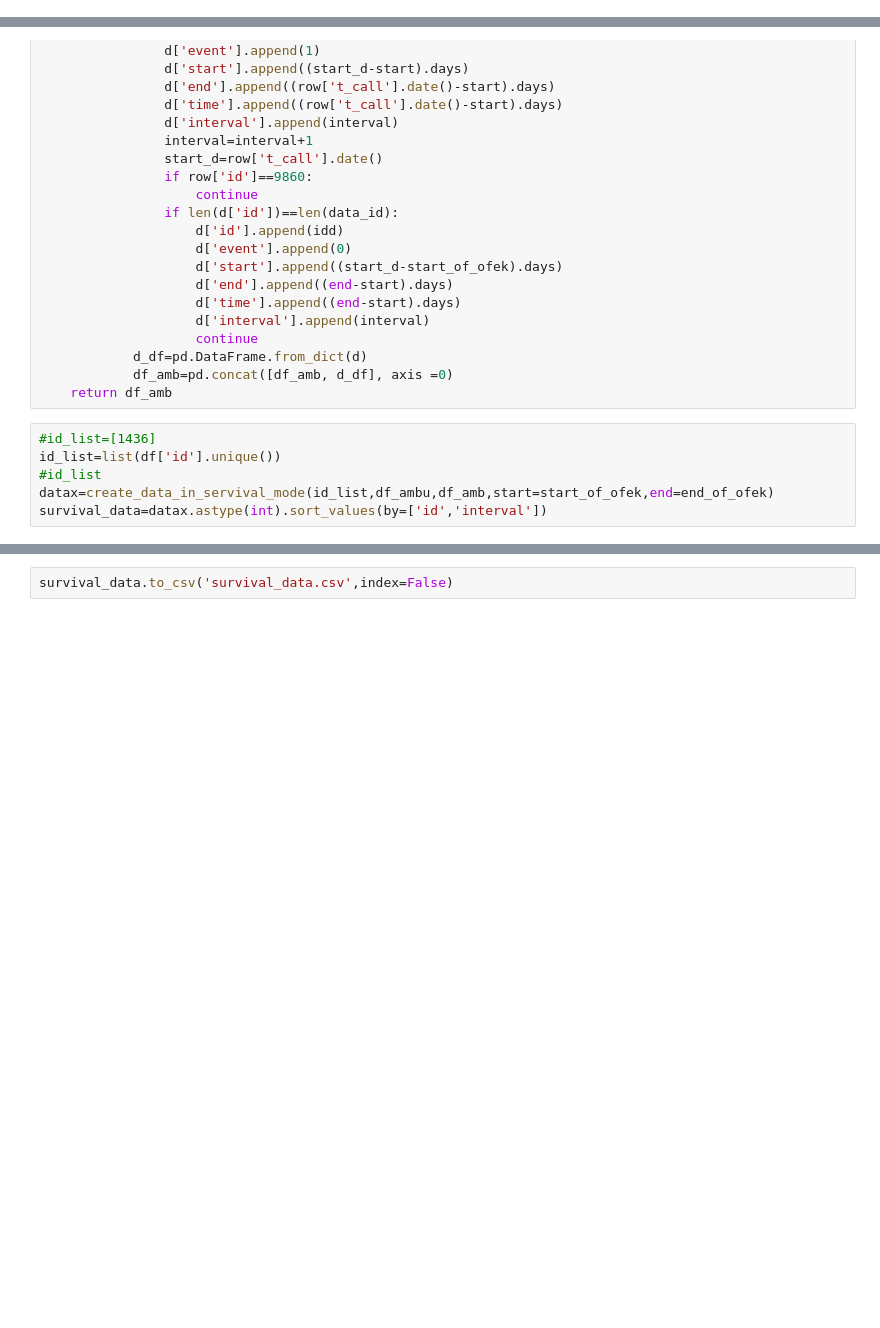
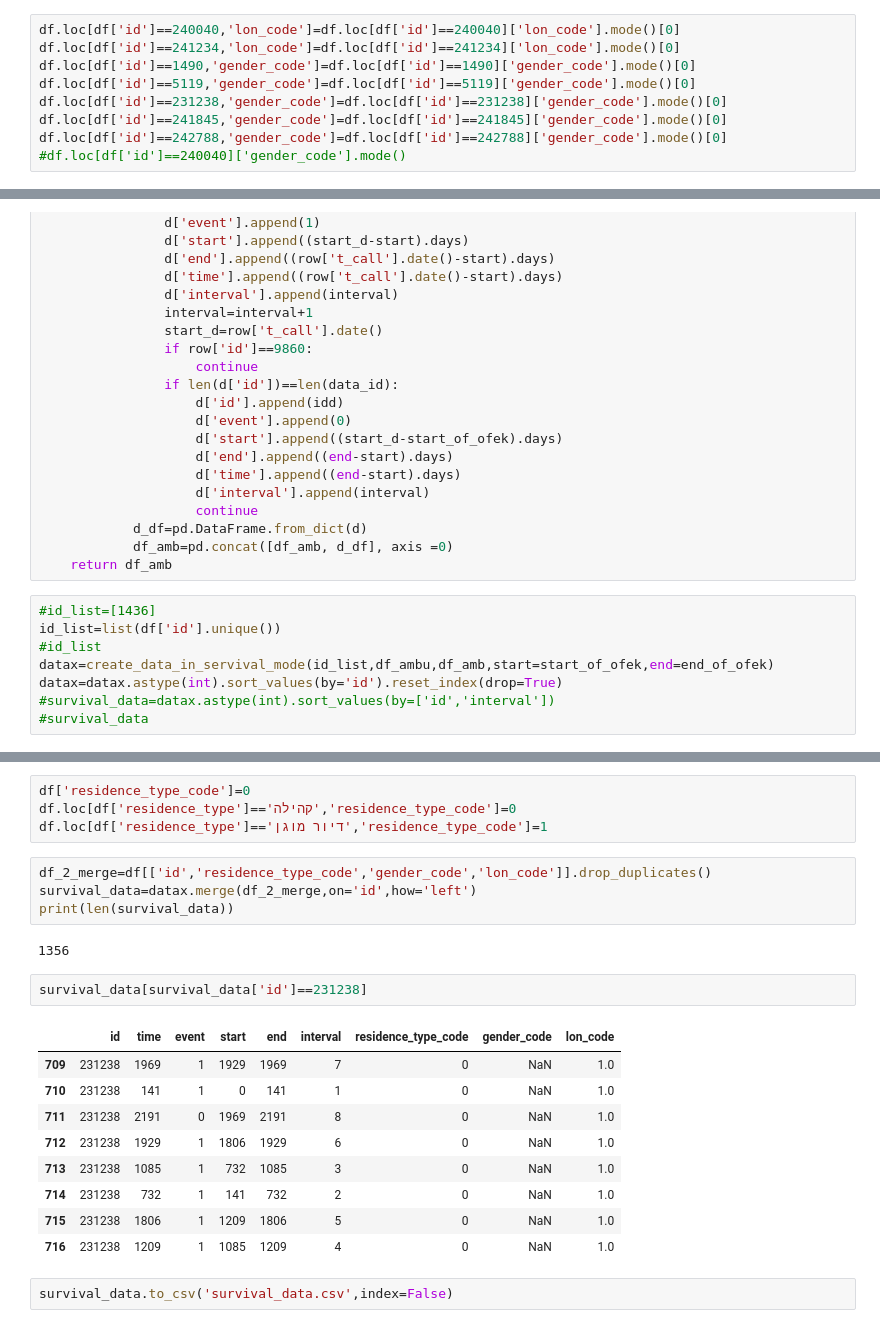
Before and after one commit to yarontal94/final_project, a Jupyter notebook: advanced_prepross.ipynb, the cells around one changed output, grey strips where cells are left out. Cells and saved outputs as stored; diff of their text form; blank space fills up the shorter version.

```diff
--- a/advanced_prepross.ipynb
+++ b/advanced_prepross.ipynb
@@ -132,0 +81,9 @@ df_podcast
+# %%
+df.loc[df['id']==240040,'lon_code']=df.loc[df['id']==240040]['lon_code'].mode()[0]
+df.loc[df['id']==241234,'lon_code']=df.loc[df['id']==241234]['lon_code'].mode()[0]
+df.loc[df['id']==1490,'gender_code']=df.loc[df['id']==1490]['gender_code'].mode()[0]
+df.loc[df['id']==5119,'gender_code']=df.loc[df['id']==5119]['gender_code'].mode()[0]
+df.loc[df['id']==231238,'gender_code']=df.loc[df['id']==231238]['gender_code'].mode()[0]
+df.loc[df['id']==241845,'gender_code']=df.loc[df['id']==241845]['gender_code'].mode()[0]
+df.loc[df['id']==242788,'gender_code']=df.loc[df['id']==242788]['gender_code'].mode()[0]
+#df.loc[df['id']==240040]['gender_code'].mode()
@@ -179,4 +140,6 @@ def create_data_in_servival_mode(id_list,df,df_amb,start=start_of_ofek,end=end_o
 id_list=list(df['id'].unique())
 #id_list
 datax=create_data_in_servival_mode(id_list,df_ambu,df_amb,start=start_of_ofek,end=end_of_ofek)
-survival_data=datax.astype(int).sort_values(by=['id','interval'])
+datax=datax.astype(int).sort_values(by='id').reset_index(drop=True)
+#survival_data=datax.astype(int).sort_values(by=['id','interval'])
+#survival_data
@@ -183,3 +162,25 @@ survival_data=datax.astype(int).sort_values(by=['id','interval'])
+# %%
+df['residence_type_code']=0
+df.loc[df['residence_type']=='קהילה','residence_type_code']=0
+df.loc[df['residence_type']=='דיור מוגן','residence_type_code']=1
+# %%
+df_2_merge=df[['id','residence_type_code','gender_code','lon_code']].drop_duplicates()
+survival_data=datax.merge(df_2_merge,on='id',how='left')
+print(len(survival_data))
+# %% [output]
+1356
+# %%
+survival_data[survival_data['id']==231238]
+# %% [output]
+|  | id | time | event | start | end | interval | residence_type_code | gender_code | lon_code |
+| 709 | 231238 | 1969 | 1 | 1929 | 1969 | 7 | 0 | NaN | 1.0 |
+| 710 | 231238 | 141 | 1 | 0 | 141 | 1 | 0 | NaN | 1.0 |
+| 711 | 231238 | 2191 | 0 | 1969 | 2191 | 8 | 0 | NaN | 1.0 |
+| 712 | 231238 | 1929 | 1 | 1806 | 1929 | 6 | 0 | NaN | 1.0 |
+| 713 | 231238 | 1085 | 1 | 732 | 1085 | 3 | 0 | NaN | 1.0 |
+| 714 | 231238 | 732 | 1 | 141 | 732 | 2 | 0 | NaN | 1.0 |
+| 715 | 231238 | 1806 | 1 | 1209 | 1806 | 5 | 0 | NaN | 1.0 |
+| 716 | 231238 | 1209 | 1 | 1085 | 1209 | 4 | 0 | NaN | 1.0 |
 # %%
 survival_data.to_csv('survival_data.csv',index=False)
 # %%
```
Also changed, not shown: parts of 10 cells of this notebook, 2 other files.
